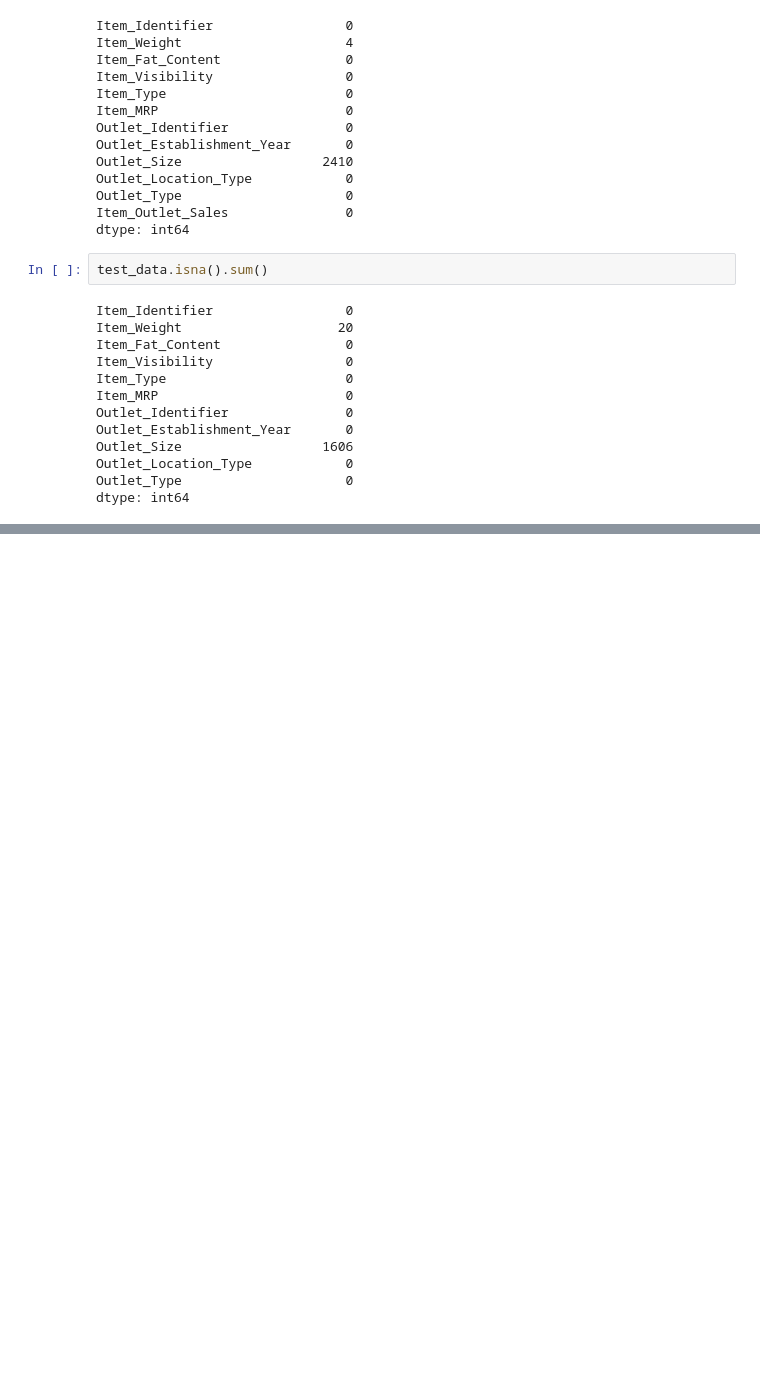
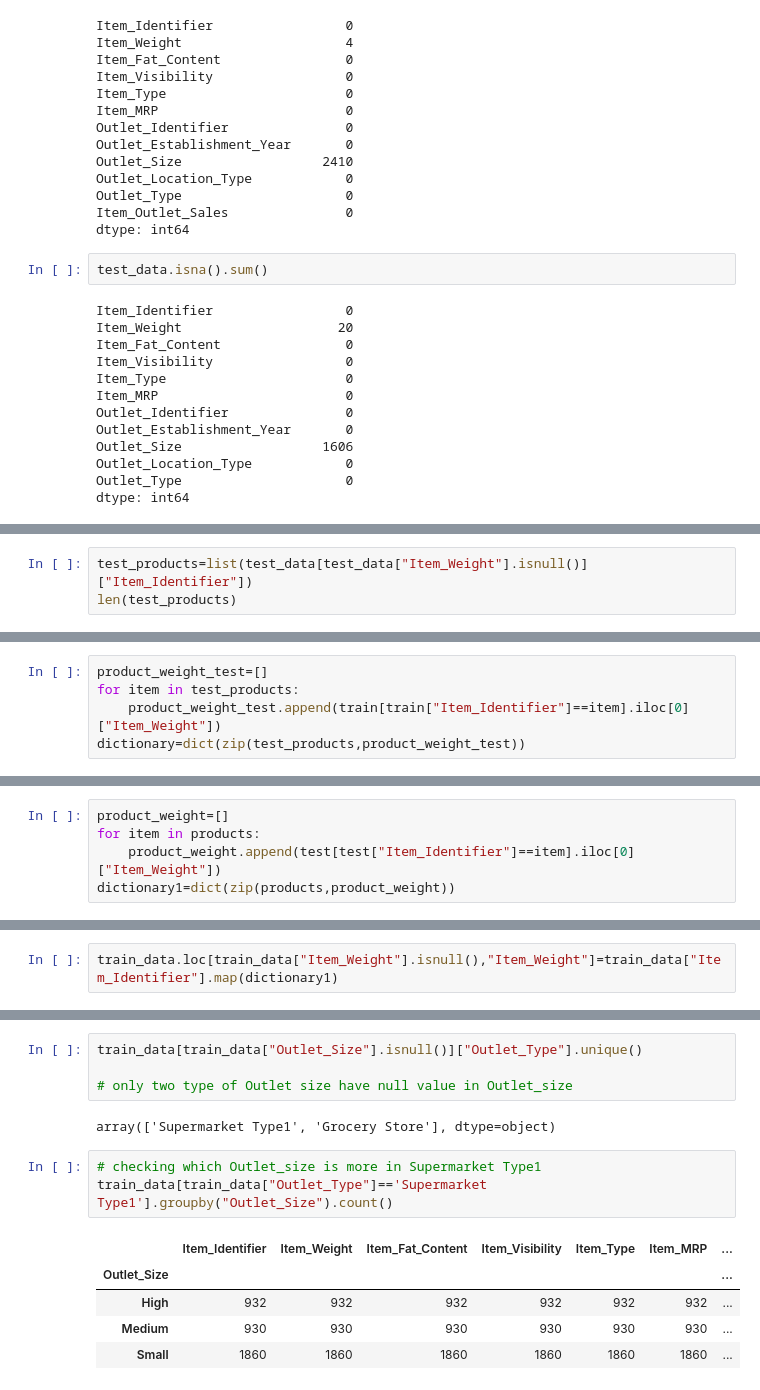
Before and after one commit to atanuc073/Applied-Ai-code, a Jupyter notebook: Big_Mart_Sales/big_mart_sales.ipynb, the cells around one changed output, grey strips where cells are left out. Drawn from its saved outputs; the diff is of its cells as text; blank space fills up the shorter version.

```diff
--- a/Big_Mart_Sales/big_mart_sales.ipynb
+++ b/Big_Mart_Sales/big_mart_sales.ipynb
@@ -188,0 +194,3 @@ dtype: int64
+# %%
+test_products=list(test_data[test_data["Item_Weight"].isnull()]["Item_Identifier"])
+len(test_products)
@@ -188,0 +199,5 @@ dtype: int64
+# %%
+product_weight_test=[]
+for item in test_products:
+    product_weight_test.append(train[train["Item_Identifier"]==item].iloc[0]["Item_Weight"])
+dictionary=dict(zip(test_products,product_weight_test))
@@ -188,0 +223,5 @@ dtype: int64
+# %%
+product_weight=[]
+for item in products:
+    product_weight.append(test[test["Item_Identifier"]==item].iloc[0]["Item_Weight"])
+dictionary1=dict(zip(products,product_weight))
@@ -188,0 +237,2 @@ dtype: int64
+# %%
+train_data.loc[train_data["Item_Weight"].isnull(),"Item_Weight"]=train_data["Item_Identifier"].map(dictionary1)
@@ -188,0 +256,15 @@ dtype: int64
+# %%
+train_data[train_data["Outlet_Size"].isnull()]["Outlet_Type"].unique()
+
+# only two type of Outlet size have null value in Outlet_size
+# %% [output]
+array(['Supermarket Type1', 'Grocery Store'], dtype=object)
+# %%
+# checking which Outlet_size is more in Supermarket Type1
+train_data[train_data["Outlet_Type"]=='Supermarket Type1'].groupby("Outlet_Size").count()
+# %% [output]
+|  | Item_Identifier | Item_Weight | Item_Fat_Content | Item_Visibility | Item_Type | Item_MRP | ... |
+| Outlet_Size |  |  |  |  |  |  | ... |
+| High | 932 | 932 | 932 | 932 | 932 | 932 | ... |
+| Medium | 930 | 930 | 930 | 930 | 930 | 930 | ... |
+| Small | 1860 | 1860 | 1860 | 1860 | 1860 | 1860 | ... |
```
Also changed, not shown: parts of 16 cells of this notebook, 2 other files.
